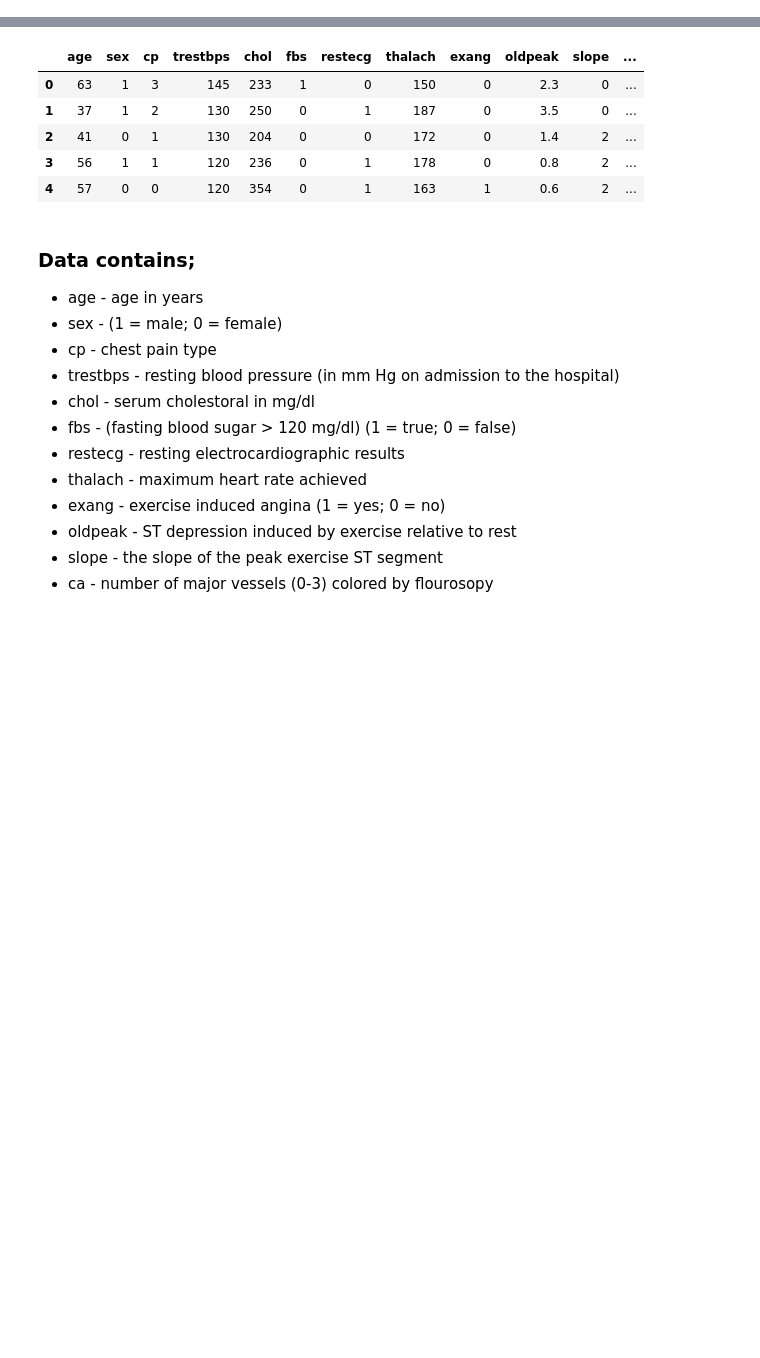
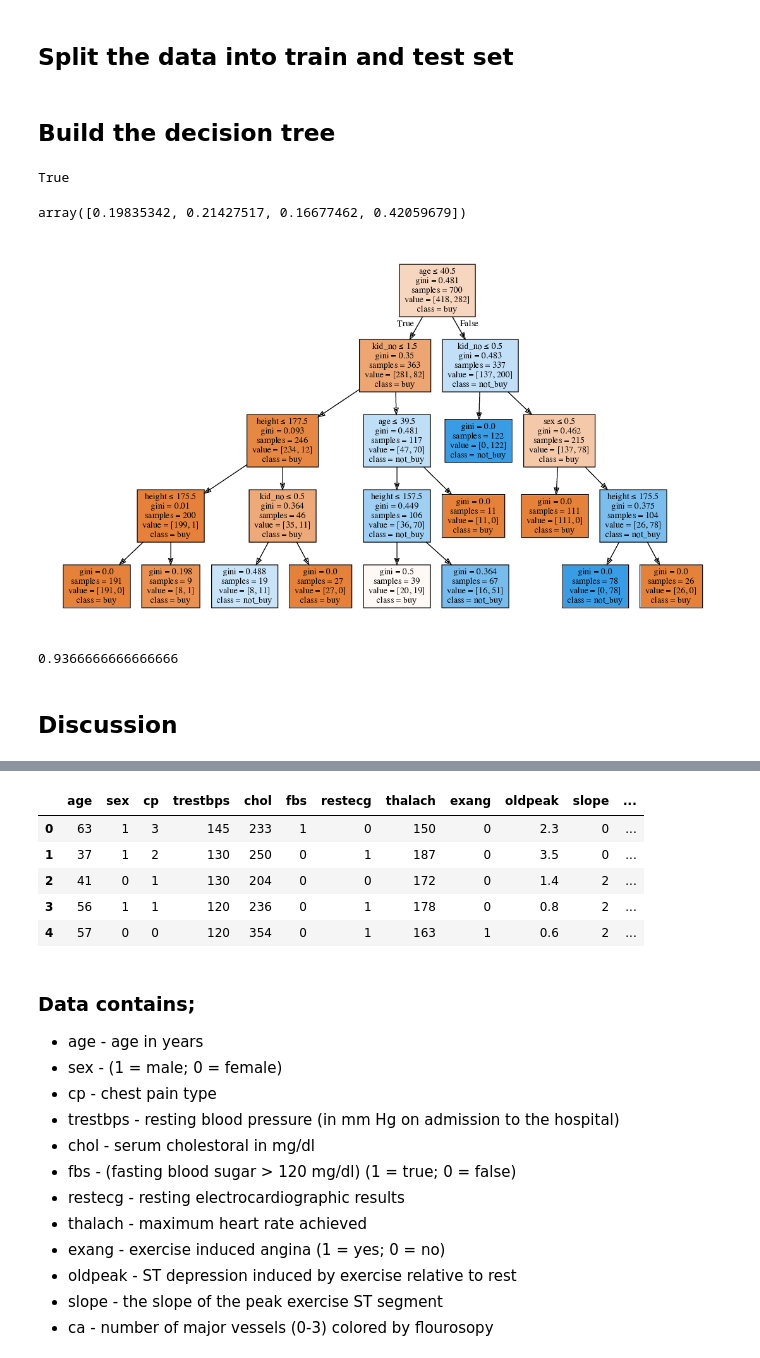
Before and after one commit to MarkIChen/HeartDiseaseClassificationWithDecisionTree, a Jupyter notebook: DecisionTreeClassification.ipynb, the cells around one changed output, grey strips where cells are left out. Saved outputs shown, nothing was run; the diff lists cells and outputs as text; code cells hidden in the pictures; blank space fills up the shorter version.

```diff
--- a/DecisionTreeClassification.ipynb
+++ b/DecisionTreeClassification.ipynb
@@ -4,0 +68,2 @@ import matplotlib.pyplot as plt
+# %% [markdown]
+## Split the data into train and test set
@@ -4,0 +76,2 @@ import matplotlib.pyplot as plt
+# %% [markdown]
+## Build the decision tree
@@ -4,0 +85,32 @@ import matplotlib.pyplot as plt
+# %%
+dtree=DecisionTreeClassifier(max_depth=4)
+dtree.fit(X_train,y_train)
+
+dot_data = StringIO()
+export_graphviz(dtree,
+                out_file=dot_data,
+                filled=True,
+                feature_names=list(X_train),
+                class_names=['buy','not_buy'],
+                special_characters=True)
+
+graph = pydotplus.graph_from_dot_data(dot_data.getvalue())
+graph.write_pdf("car_purchase_decision_tree.pdf")
+# %% [output]
+True
+# %%
+dtree.feature_importances_
+# %% [output]
+array([0.19835342, 0.21427517, 0.16677462, 0.42059679])
+# %%
+WImage(filename='car_purchase_decision_tree.pdf')
+# %% [output]
+[figure, added]
+# %%
+y_pred = dtree.predict(X_test)
+accuracy = metrics.accuracy_score(y_test, y_pred)
+print(accuracy)
+# %% [output]
+0.9366666666666666
+# %% [markdown]
+## Discussion
```
Also changed, not shown: parts of 23 cells of this notebook.
